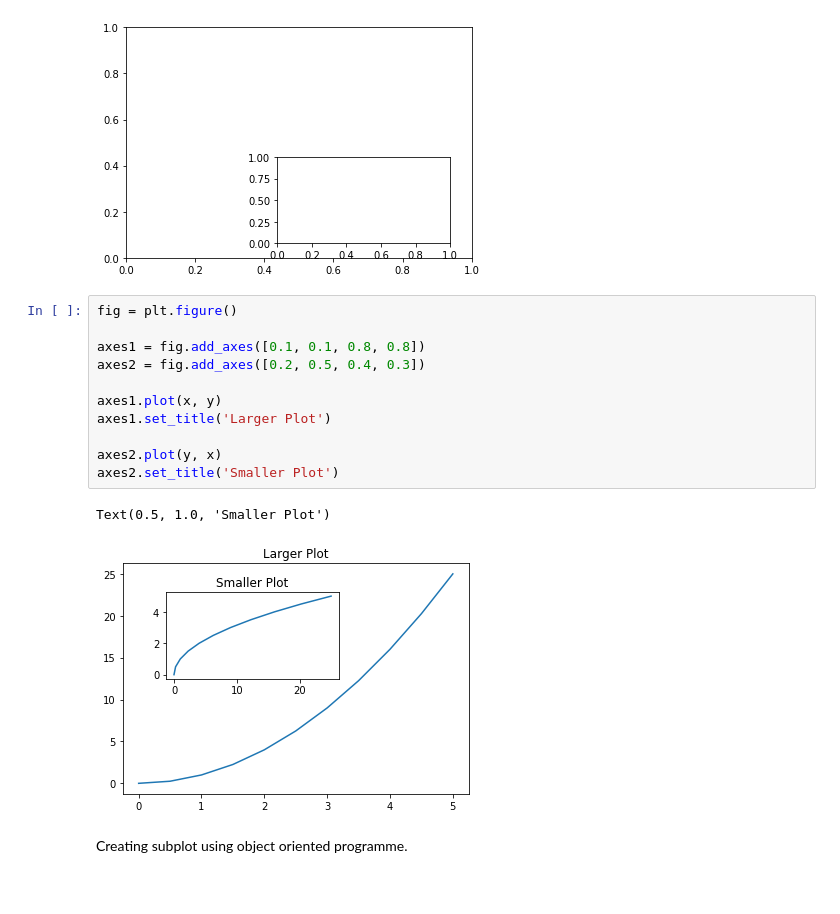
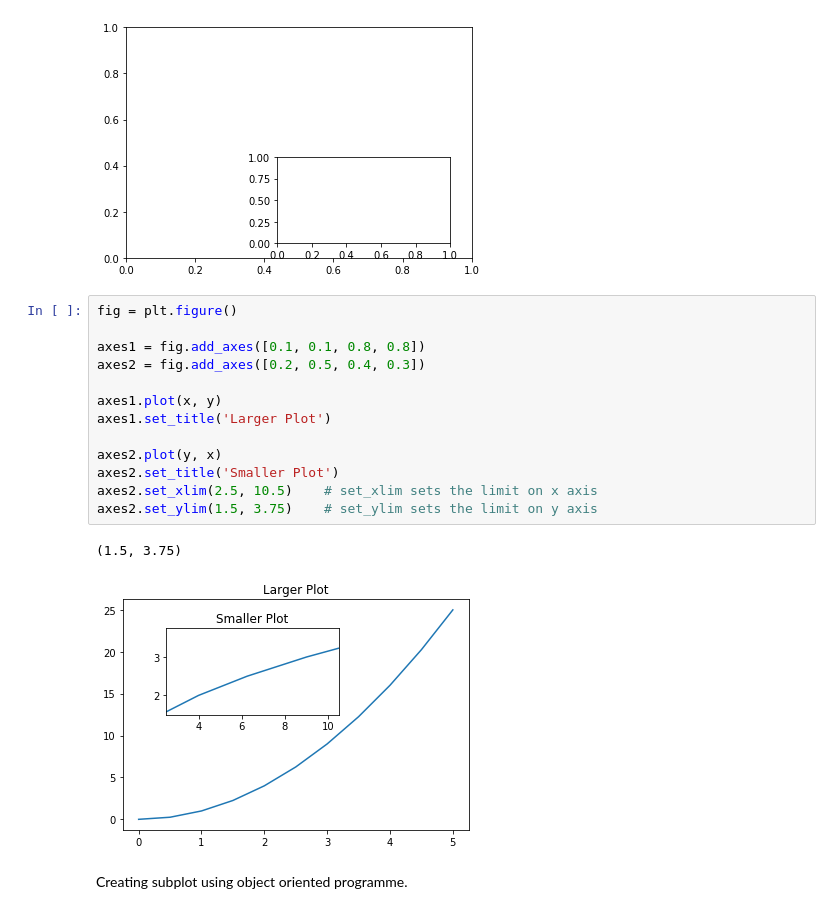
Before and after one commit to subhajitmajumder/python_program, a Jupyter notebook: me_Matplotlib.ipynb, the cells around one changed output. Cells and saved outputs as stored; diff of their text form.

```diff
--- a/me_Matplotlib.ipynb
+++ b/me_Matplotlib.ipynb
@@ -95,17 +95,19 @@ axes2 = fig.add_axes([0.45, 0.15, 0.4, 0.3])
 # %%
 fig = plt.figure()
 
 axes1 = fig.add_axes([0.1, 0.1, 0.8, 0.8])
 axes2 = fig.add_axes([0.2, 0.5, 0.4, 0.3])
 
 axes1.plot(x, y)
 axes1.set_title('Larger Plot')
 
 axes2.plot(y, x)
 axes2.set_title('Smaller Plot')
+axes2.set_xlim(2.5, 10.5)    # set_xlim sets the limit on x axis
+axes2.set_ylim(1.5, 3.75)    # set_ylim sets the limit on y axis
 # %% [output]
-Text(0.5, 1.0, 'Smaller Plot')
+(1.5, 3.75)
-[figure, old version]
+[figure, new version]
 # %% [markdown]
 Creating subplot using object oriented programme.
 # %%
```
Also changed, not shown: parts of 1 cell of this notebook.
